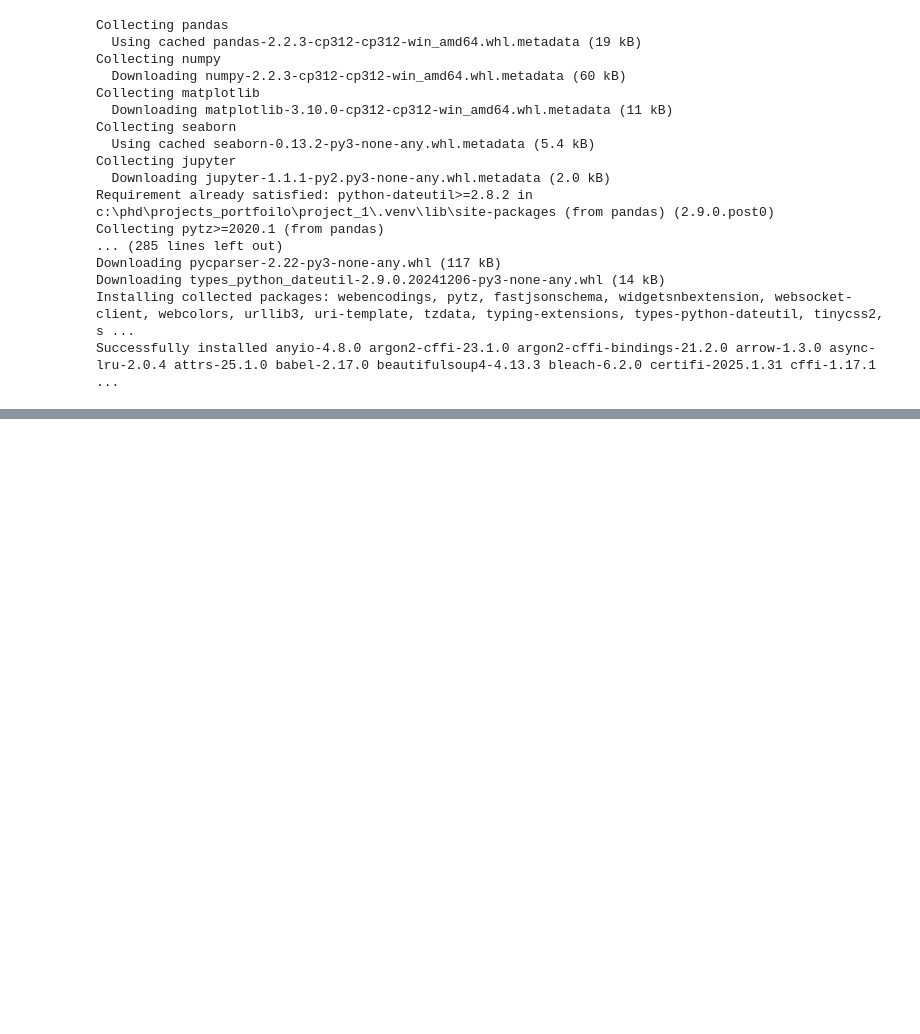
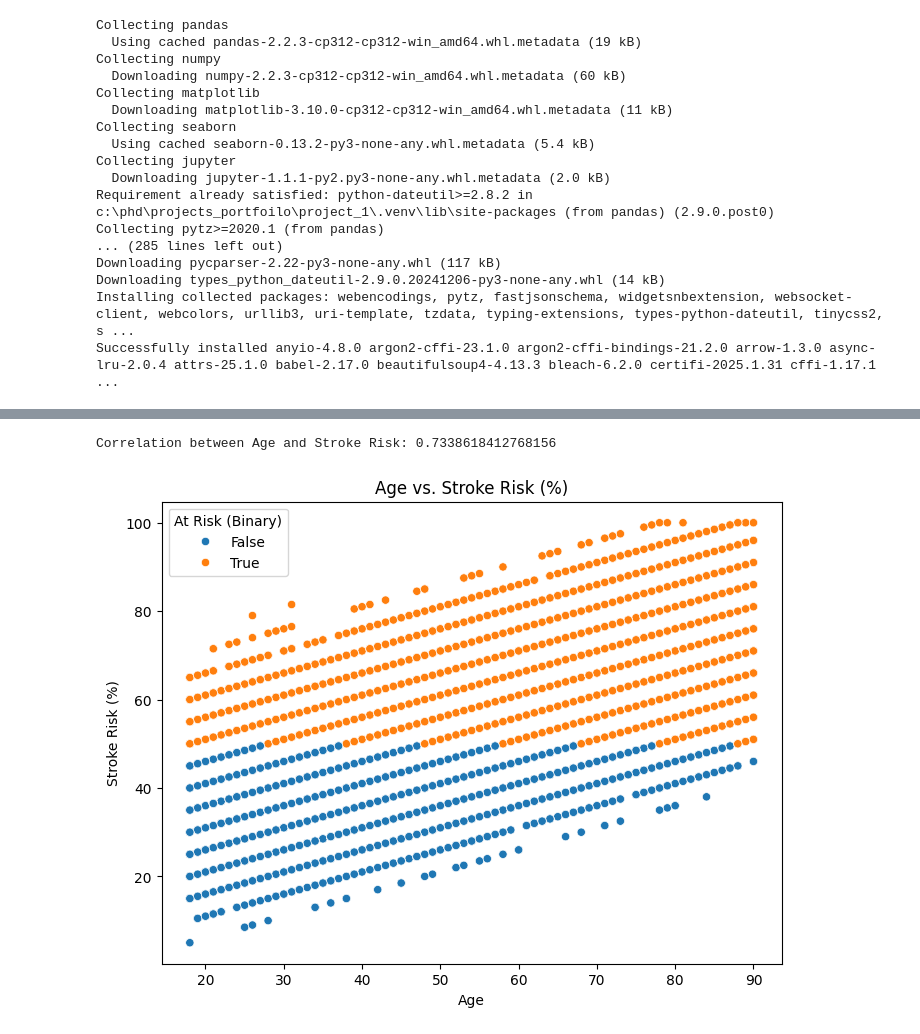
Before and after one commit to aahmed101521/Project_1, a Jupyter notebook: eda_project.ipynb, the cells around one changed output, grey strips where cells are left out. Cells and saved outputs as stored; diff of their text form; code cells hidden in the pictures; blank space fills up the shorter version.

```diff
--- a/eda_project.ipynb
+++ b/eda_project.ipynb
@@ -27,0 +139,11 @@ import matplotlib.pyplot as plt
+# %%
+# Numerical vs. Numerical (Age vs. Stroke Risk (%)): Use scatter plots and correlation analysis.
+plt.figure(figsize=(8, 6))
+sns.scatterplot(x='Age', y='Stroke Risk (%)', data=data, hue='At Risk (Binary)')
+plt.title('Age vs. Stroke Risk (%)')
+
+correlation = data['Age'].corr(data['Stroke Risk (%)'])
+print(f"Correlation between Age and Stroke Risk: {correlation}") # Print the correlation value
+# %% [output]
+Correlation between Age and Stroke Risk: 0.7338618412768156
+[figure, added]
```
Also changed, not shown: parts of 10 cells of this notebook.
